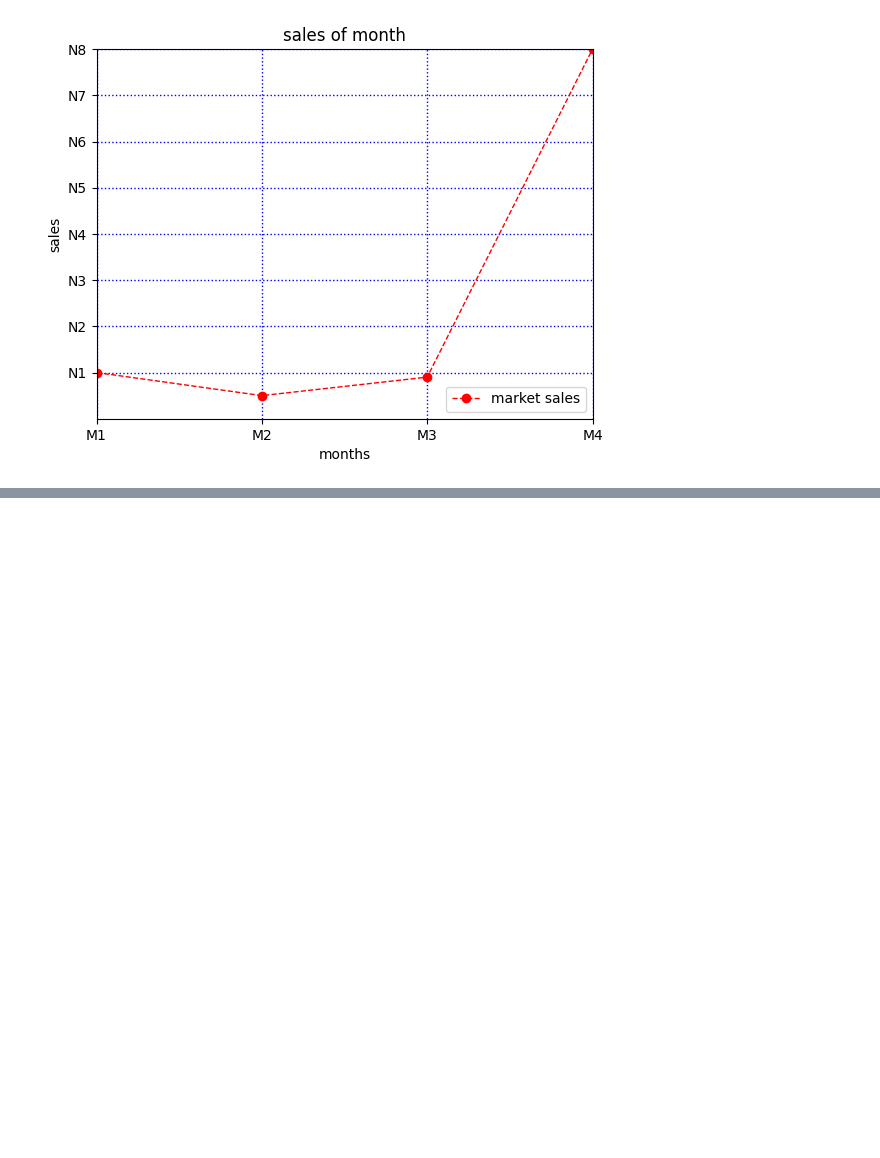
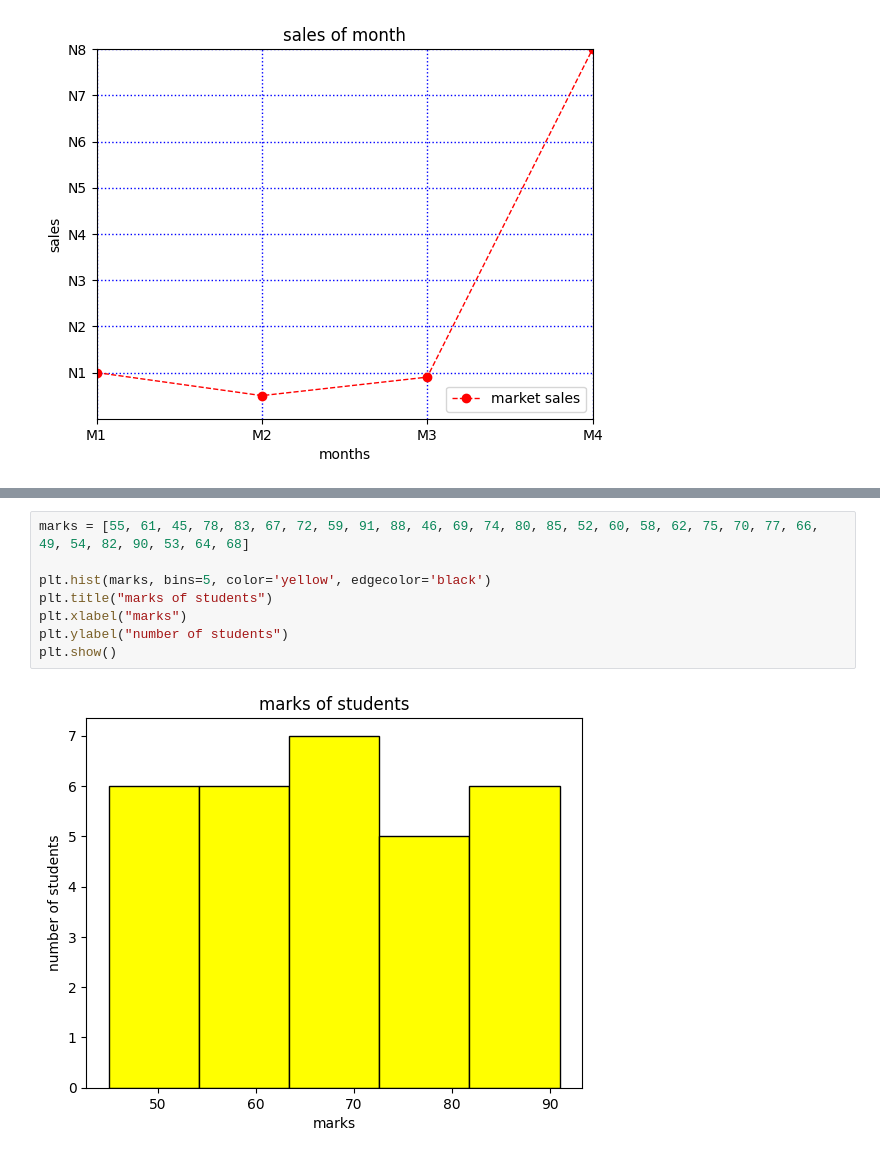
Before and after one commit to Arth9vansola/matplotlib, a Jupyter notebook: matplotlib.ipynb, the cells around one changed output, grey strips where cells are left out. Drawn from its saved outputs; the diff is of its cells as text; blank space fills up the shorter version.

```diff
--- a/matplotlib.ipynb
+++ b/matplotlib.ipynb
@@ -43,0 +72,10 @@ plt.show()
+# %%
+marks = [55, 61, 45, 78, 83, 67, 72, 59, 91, 88, 46, 69, 74, 80, 85, 52, 60, 58, 62, 75, 70, 77, 66, 49, 54, 82, 90, 53, 64, 68]
+
+plt.hist(marks, bins=5, color='yellow', edgecolor='black')
+plt.title("marks of students")
+plt.xlabel("marks")
+plt.ylabel("number of students")
+plt.show()
+# %% [output]
+[figure, added]
```
Also changed, not shown: parts of 14 cells of this notebook, 10 other files.
